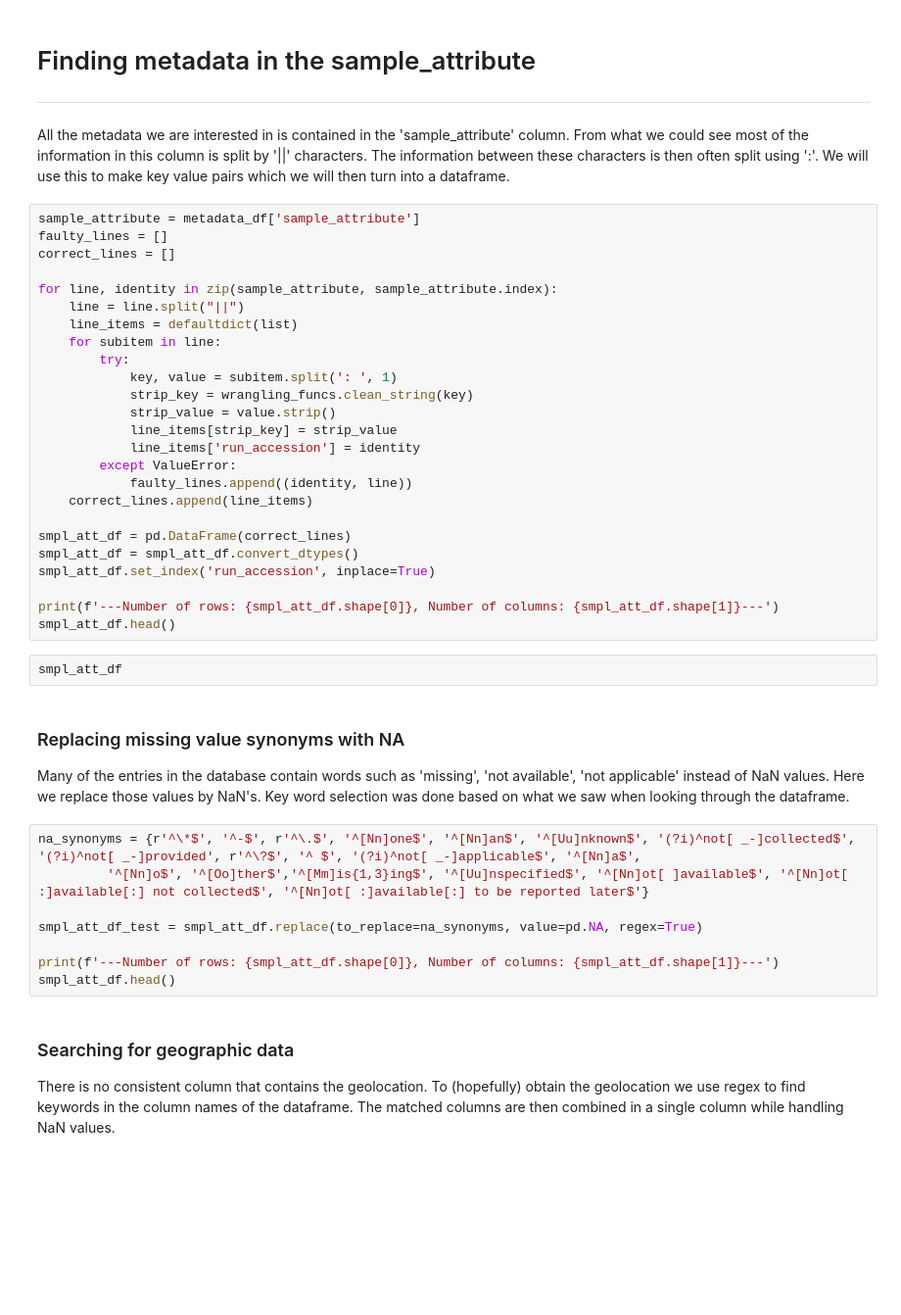
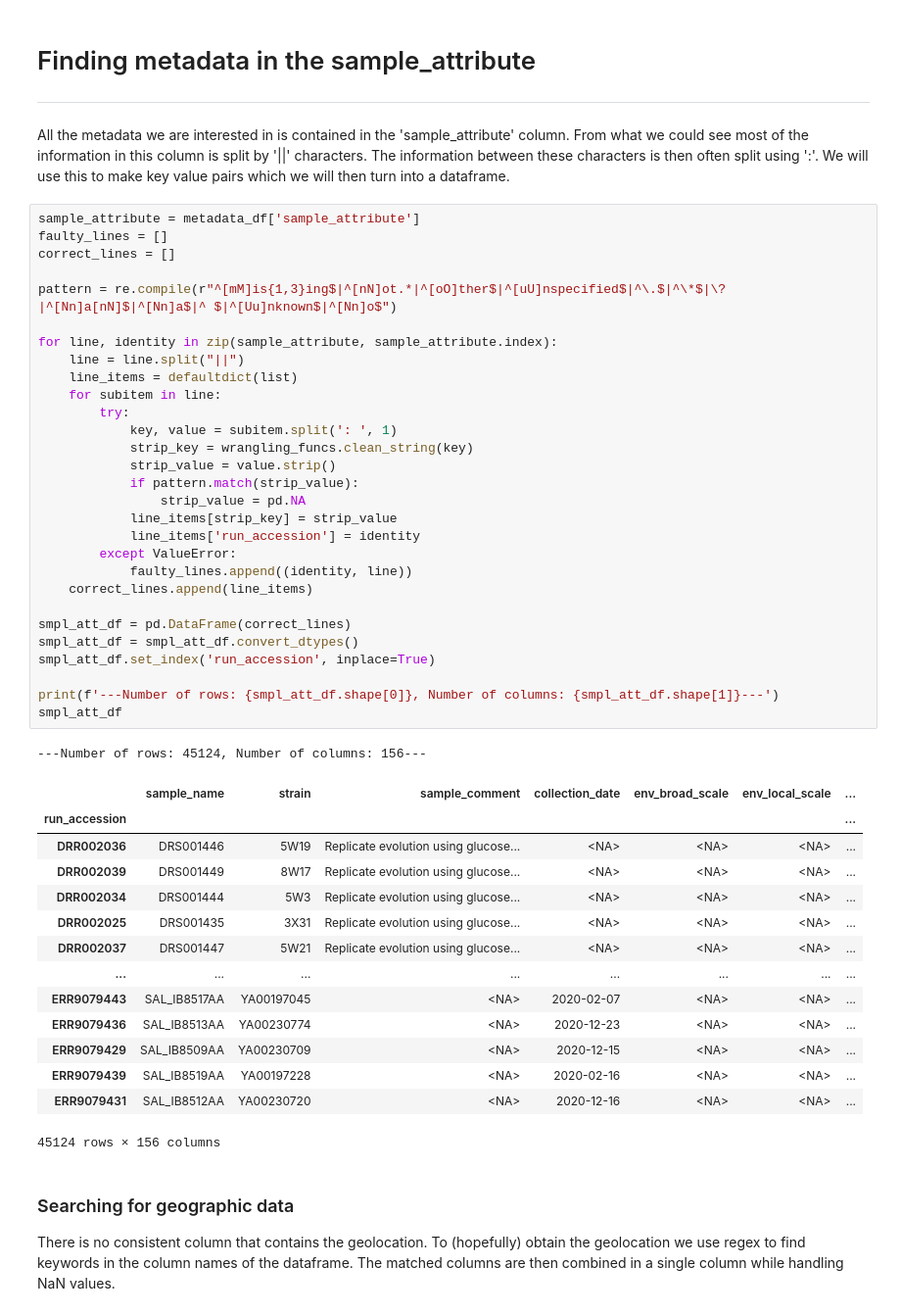
Before and after one commit to bayraktar1/SRA-Data-Collector, a Jupyter notebook: workflow/notebooks/wrangle_NCBI_metadata.py.ipynb, the cells around one changed output. Shown: that part at 98% size. Cells and saved outputs as stored; diff of their text form; blank space fills up the shorter version.

```diff
--- a/workflow/notebooks/wrangle_NCBI_metadata.py.ipynb
+++ b/workflow/notebooks/wrangle_NCBI_metadata.py.ipynb
@@ -43,41 +54,48 @@ All the metadata we are interested in is contained in the 'sample_attribute' col
 # %%
 sample_attribute = metadata_df['sample_attribute']
 faulty_lines = []
 correct_lines = []
+
+pattern = re.compile(r"^[mM]is{1,3}ing$|^[nN]ot.*|^[oO]ther$|^[uU]nspecified$|^\.$|^\*$|\?|^[Nn]a[nN]$|^[Nn]a$|^ $|^[Uu]nknown$|^[Nn]o$")
 
 for line, identity in zip(sample_attribute, sample_attribute.index):
     line = line.split("||")
     line_items = defaultdict(list)
     for subitem in line:
         try:
             key, value = subitem.split(': ', 1)
             strip_key = wrangling_funcs.clean_string(key)
             strip_value = value.strip()
+            if pattern.match(strip_value):
+                strip_value = pd.NA
             line_items[strip_key] = strip_value
             line_items['run_accession'] = identity
         except ValueError:
             faulty_lines.append((identity, line))
     correct_lines.append(line_items)
 
 smpl_att_df = pd.DataFrame(correct_lines)
 smpl_att_df = smpl_att_df.convert_dtypes()
 smpl_att_df.set_index('run_accession', inplace=True)
 
 print(f'---Number of rows: {smpl_att_df.shape[0]}, Number of columns: {smpl_att_df.shape[1]}---')
-smpl_att_df.head()
+smpl_att_df
+# %% [output]
+---Number of rows: 45124, Number of columns: 156---
+|  | sample_name | strain | sample_comment | collection_date | env_broad_scale | env_local_scale | ... |
+| run_accession |  |  |  |  |  |  | ... |
+| DRR002036 | DRS001446 | 5W19 | Replicate evolution using glucose... | <NA> | <NA> | <NA> | ... |
+| DRR002039 | DRS001449 | 8W17 | Replicate evolution using glucose... | <NA> | <NA> | <NA> | ... |
+| DRR002034 | DRS001444 | 5W3 | Replicate evolution using glucose... | <NA> | <NA> | <NA> | ... |
+| DRR002025 | DRS001435 | 3X31 | Replicate evolution using glucose... | <NA> | <NA> | <NA> | ... |
+| DRR002037 | DRS001447 | 5W21 | Replicate evolution using glucose... | <NA> | <NA> | <NA> | ... |
+| ... | ... | ... | ... | ... | ... | ... | ... |
+| ERR9079443 | SAL_IB8517AA | YA00197045 | <NA> | 2020-02-07 | <NA> | <NA> | ... |
+| ERR9079436 | SAL_IB8513AA | YA00230774 | <NA> | 2020-12-23 | <NA> | <NA> | ... |
+| ERR9079429 | SAL_IB8509AA | YA00230709 | <NA> | 2020-12-15 | <NA> | <NA> | ... |
+| ERR9079439 | SAL_IB8519AA | YA00197228 | <NA> | 2020-02-16 | <NA> | <NA> | ... |
+| ERR9079431 | SAL_IB8512AA | YA00230720 | <NA> | 2020-12-16 | <NA> | <NA> | ... |
+45124 rows × 156 columns
-# %%
-smpl_att_df
-# %% [markdown]
-### Replacing missing value synonyms with NA
-Many of the entries in the database contain words such as 'missing', 'not available', 'not applicable' instead of NaN values. Here we replace those values by NaN's. Key word selection was done based on what we saw when looking through the dataframe.
-# %%
-na_synonyms = {r'^\*$', '^-$', r'^\.$', '^[Nn]one$', '^[Nn]an$', '^[Uu]nknown$', '(?i)^not[ _-]collected$', '(?i)^not[ _-]provided', r'^\?$', '^ $', '(?i)^not[ _-]applicable$', '^[Nn]a$',
-         '^[Nn]o$', '^[Oo]ther$','^[Mm]is{1,3}ing$', '^[Uu]nspecified$', '^[Nn]ot[ ]available$', '^[Nn]ot[ :]available[:] not collected$', '^[Nn]ot[ :]available[:] to be reported later$'}
-
-smpl_att_df_test = smpl_att_df.replace(to_replace=na_synonyms, value=pd.NA, regex=True)
-
-print(f'---Number of rows: {smpl_att_df.shape[0]}, Number of columns: {smpl_att_df.shape[1]}---')
-smpl_att_df.head()
 # %% [markdown]
 ### Searching for geographic data
 
```
Also changed, not shown: parts of 16 cells of this notebook.
